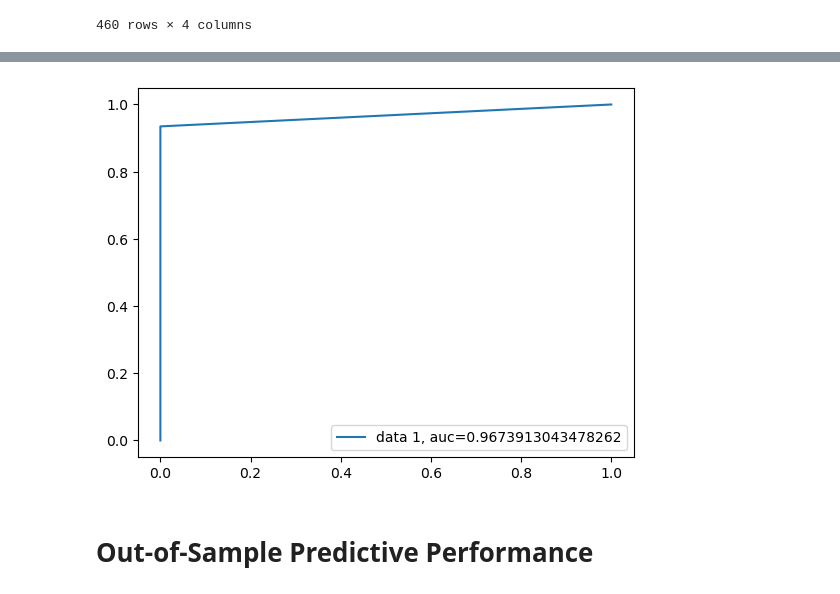
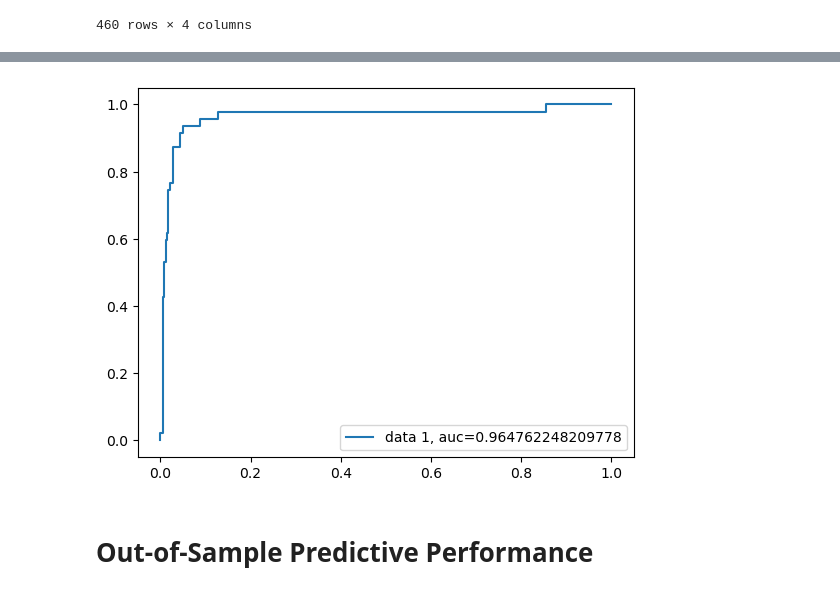
Before and after one commit to stenberg13/financial_crisis_prediction, a Jupyter notebook: Big_Data_Project_4_24.ipynb, the cells around one changed output, grey strips where cells are left out. Drawn from its saved outputs; the diff is of its cells as text; code cells hidden in the pictures.

```diff
--- a/Big_Data_Project_4_24.ipynb
+++ b/Big_Data_Project_4_24.ipynb
@@ -767,14 +745,14 @@ roc_curves
 # %%
-auc_neural = metrics.roc_auc_score(pa['Actual Values'], pa['Prediction1'])
+auc_neural = metrics.roc_auc_score(pa['Actual Values'], pa['Prediction'])
 # %%
 
-fpr, tpr, _ = metrics.roc_curve(pa['Actual Values'], pa['Prediction1'])
+fpr, tpr, _ = metrics.roc_curve(pa['Actual Values'], pa['Prediction'])
 
 plt.plot(fpr,tpr,label="data 1, auc="+str(auc_neural))
 plt.legend(loc=4)
 plt.show()
 # %% [output]
-[figure, old version]
+[figure, new version]
 # %% [markdown]
 # Out-of-Sample Predictive Performance
 # %% [markdown]
```
Also changed, not shown: parts of 25 cells of this notebook.
